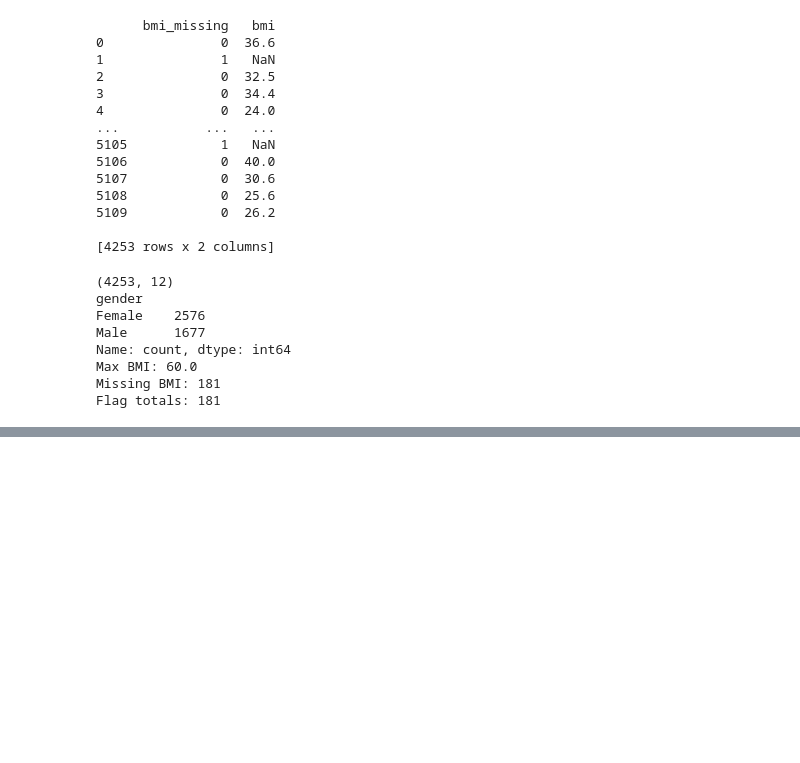
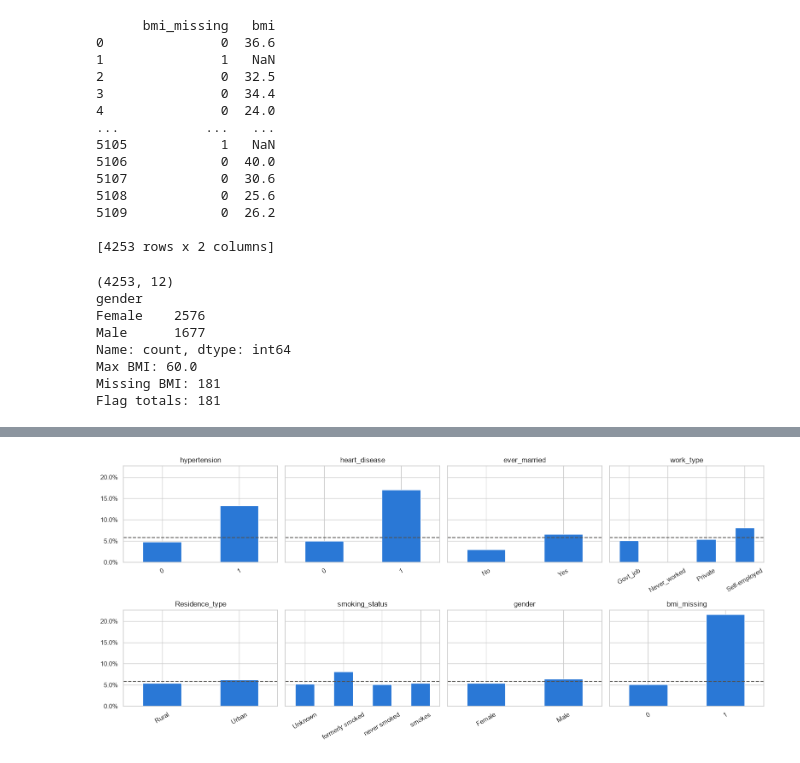
Before and after one commit to BradleyLund/StrokePrediction, a Jupyter notebook: stroke_analysis.ipynb, the cells around one changed output, grey strips where cells are left out. Cells and saved outputs as stored; diff of their text form; code cells hidden in the pictures; blank space fills up the shorter version.

```diff
--- a/stroke_analysis.ipynb
+++ b/stroke_analysis.ipynb
@@ -293,0 +331,19 @@ Flag totals: 181
+# %%
+category_features = ["hypertension","heart_disease", "ever_married", "work_type","Residence_type","smoking_status","gender","bmi_missing"]
+
+fig, axes = plt.subplots(2,4, figsize=(16,7), sharey=True)
+
+for col, ax in zip(category_features, axes.flatten()):
+    rates = df_clean.groupby(col)["stroke"].mean()
+    rates.plot(kind="bar",ax=ax,color=BAR_COLOUR)
+    ax.axhline(overall_rate, color=LINE_COLOUR,linestyle="--")
+    ax.set_title(col)
+    ax.set_xlabel("")
+    ax.tick_params(axis="x",rotation=30)
+    ax.yaxis.set_major_formatter(PercentFormatter(1.0))
+
+plt.tight_layout()
+fig.savefig("figures/stroke_by_category.png",dpi=150)
+plt.show()
+# %% [output]
+[figure, added]
```
Also changed, not shown: parts of 12 cells of this notebook, 15 other files.
